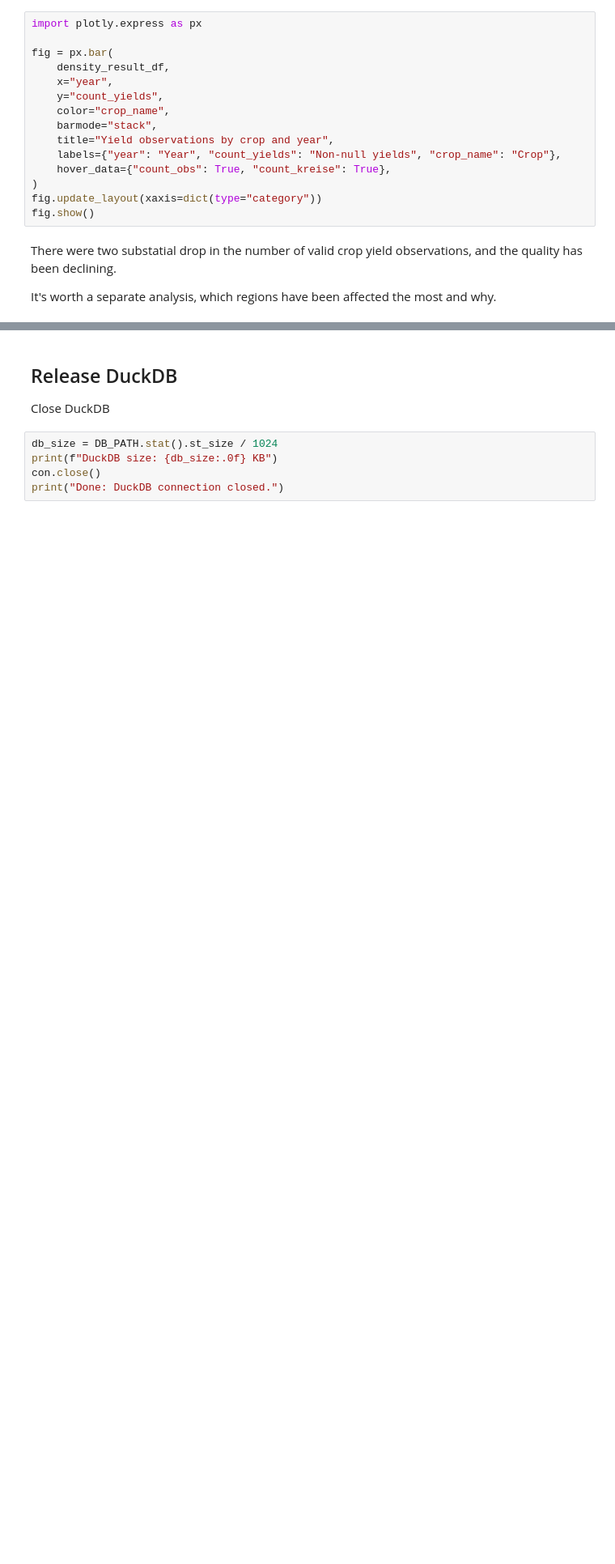
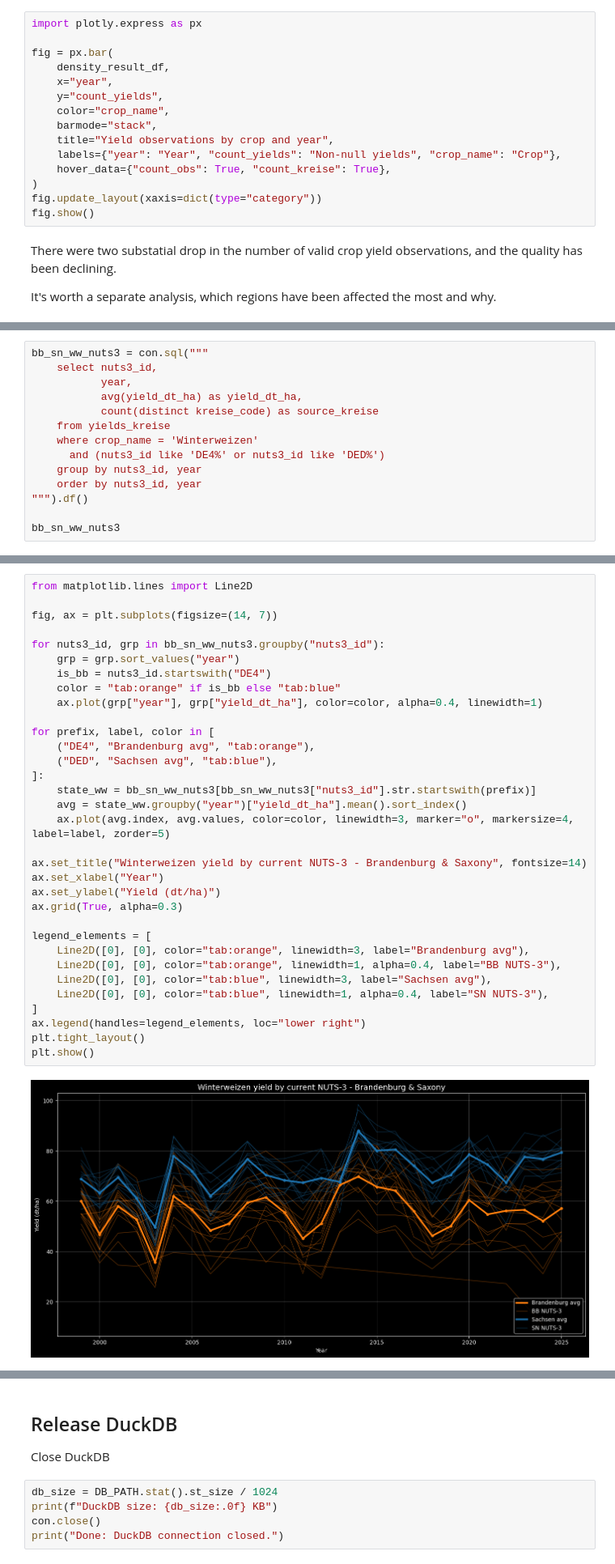
Before and after one commit to zhittsova/agri-weather-yield-drivers, a Jupyter notebook: notebooks/eval-regionalstatistik-yields.ipynb, the cells around one changed output, grey strips where cells are left out. Shown at 81% size. Drawn from its saved outputs; the diff is of its cells as text; blank space fills up the shorter version.

```diff
--- a/notebooks/eval-regionalstatistik-yields.ipynb
+++ b/notebooks/eval-regionalstatistik-yields.ipynb
@@ -2129,0 +2562,14 @@ Therefore, the **decision** is to **INGEST**, such that: Kreise yields as primar
+# %%
+bb_sn_ww_nuts3 = con.sql("""
+    select nuts3_id,
+           year,
+           avg(yield_dt_ha) as yield_dt_ha,
+           count(distinct kreise_code) as source_kreise
+    from yields_kreise
+    where crop_name = 'Winterweizen'
+      and (nuts3_id like 'DE4%' or nuts3_id like 'DED%')
+    group by nuts3_id, year
+    order by nuts3_id, year
+""").df()
+
+bb_sn_ww_nuts3
@@ -2129,0 +2592,35 @@ Therefore, the **decision** is to **INGEST**, such that: Kreise yields as primar
+# %%
+from matplotlib.lines import Line2D
+
+fig, ax = plt.subplots(figsize=(14, 7))
+
+for nuts3_id, grp in bb_sn_ww_nuts3.groupby("nuts3_id"):
+    grp = grp.sort_values("year")
+    is_bb = nuts3_id.startswith("DE4")
+    color = "tab:orange" if is_bb else "tab:blue"
+    ax.plot(grp["year"], grp["yield_dt_ha"], color=color, alpha=0.4, linewidth=1)
+
+for prefix, label, color in [
+    ("DE4", "Brandenburg avg", "tab:orange"),
+    ("DED", "Sachsen avg", "tab:blue"),
+]:
+    state_ww = bb_sn_ww_nuts3[bb_sn_ww_nuts3["nuts3_id"].str.startswith(prefix)]
+    avg = state_ww.groupby("year")["yield_dt_ha"].mean().sort_index()
+    ax.plot(avg.index, avg.values, color=color, linewidth=3, marker="o", markersize=4, label=label, zorder=5)
+
+ax.set_title("Winterweizen yield by current NUTS-3 - Brandenburg & Saxony", fontsize=14)
+ax.set_xlabel("Year")
+ax.set_ylabel("Yield (dt/ha)")
+ax.grid(True, alpha=0.3)
+
+legend_elements = [
+    Line2D([0], [0], color="tab:orange", linewidth=3, label="Brandenburg avg"),
+    Line2D([0], [0], color="tab:orange", linewidth=1, alpha=0.4, label="BB NUTS-3"),
+    Line2D([0], [0], color="tab:blue", linewidth=3, label="Sachsen avg"),
+    Line2D([0], [0], color="tab:blue", linewidth=1, alpha=0.4, label="SN NUTS-3"),
+]
+ax.legend(handles=legend_elements, loc="lower right")
+plt.tight_layout()
+plt.show()
+# %% [output]
+[figure, added]
```
Also changed, not shown: parts of 55 cells of this notebook.
